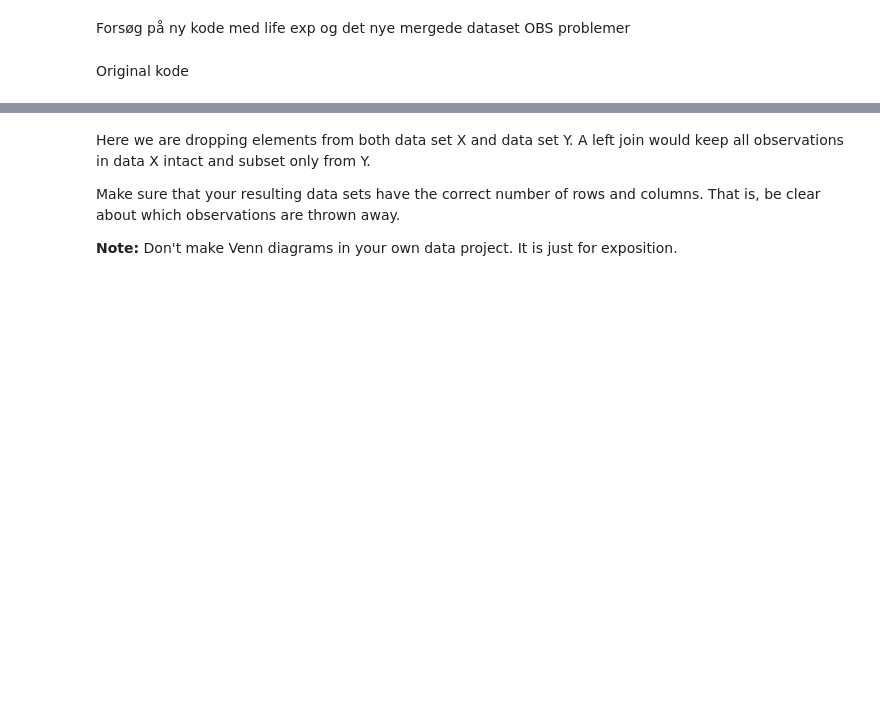
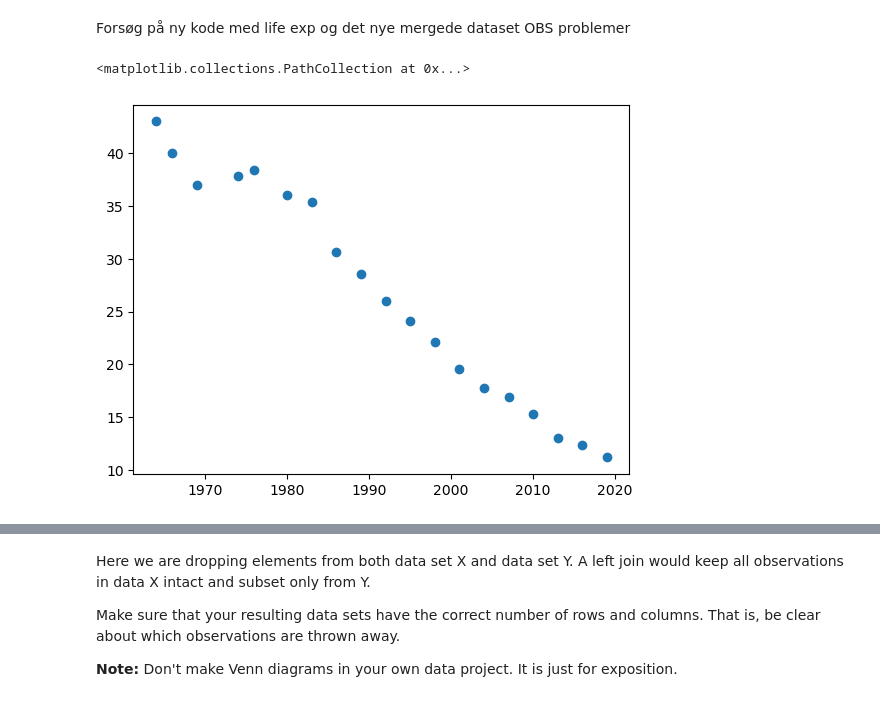
Before and after one commit to NumEconCopenhagen/projects-2023-ida-simone-elin, a Jupyter notebook: dataproject/dataproject.ipynb, the cells around one changed output, grey strips where cells are left out. Cells and saved outputs as stored; diff of their text form; code cells hidden in the pictures; blank space fills up the shorter version.

```diff
--- a/dataproject/dataproject.ipynb
+++ b/dataproject/dataproject.ipynb
@@ -117,24 +99,24 @@ alcohol.rename(columns={'LOCATION':'country', 'TIME':'year', 'Value':'alcohol_sa
 #### Smokers
 # %%
 # clean smokers data
+smokers = dataclean(smokers, 'smoking')
+
+#We drop data from men and women, but keep the total.
 I = smokers.SUBJECT.str.contains('WOMEN')
 I |= smokers.SUBJECT.str.contains('MEN')
 smokers.loc[I,:]
 smokers = smokers.loc[I == False]
 
-drop = ['INDICATOR','SUBJECT','MEASURE','FREQUENCY','Flag Codes']
-smokers.drop(drop, axis=1, inplace=True)
-
-smokers.rename(columns={'LOCATION':'country', 'TIME':'year', 'Value':'smoking'}, inplace=True)
+#We drop the column "SUBJECT"
+smokers.drop('SUBJECT', axis=1, inplace=True)
 # %% [markdown]
 #### Social support
 # %%
 # clean social_support data
+social_support = dataclean(social_support, 'share_support')
+
+#We keep the values "TOT":
 I = social_support.SUBJECT.str.contains('TOT')
 social_support.loc[I,:]
 social_support = social_support.loc[I == True]
-
-drop = ['INDICATOR','SUBJECT','MEASURE','FREQUENCY','Flag Codes']
-social_support.drop(drop, axis=1, inplace=True)
-
-social_support.rename(columns={'LOCATION':'country', 'TIME':'year', 'Value':'share_support'}, inplace=True)
+social_support.drop('SUBJECT', axis=1, inplace=True)
@@ -153,3 +127,3 @@ life_exp_stack
 # %%
-mergedtest = life_exp_stack.merge(alcohol, on=['country','year'],how='left').merge(smokers, on=['country','year'],how='left').merge(social_support,on=['country','year'],how='left')
-mergedtest.set_index(['country','year'])
+merged = life_exp_stack.merge(alcohol, on=['country','year'],how='outer').merge(smokers, on=['country','year'],how='outer').merge(social_support,on=['country','year'],how='outer')
+merged.set_index(['country','year'])
@@ -158,17 +145,14 @@ Gammel kode
-# %%
-#merging the data
-
-smokeralc = pd.merge(smokers,alcohol,on=['country','year'],how='left')
-smokalcsoc = pd.merge(smokeralc, social_support,on=['country','year'],how='left')
-merged = pd.merge(life_exp_stack, smokalcsoc ,on=['country','year'],how='left')
-
-merged.rename(columns = {'0':'life_exp'},inplace=True)
-merged.set_index(['country','year'])
-merged.loc[merged.country == 'AUS'].head(40)
 # %% [markdown]
 ### KODE TIL FÆLLES WIDGET
 # %% [markdown]
 Forsøg på ny kode med life exp og det nye mergede dataset OBS problemer
+# %%
+y= merged.loc[merged['country']== 'AUS'].smoking.values
+x= merged.loc[merged['country']== 'AUS'].year.values
+plt.scatter(x,y)
+# %% [output]
+<matplotlib.collections.PathCollection at 0x...>
+[figure, added]
 # %%
 def plot(df, country, var):
     I=df['country']== country
@@ -191,2 +172,0 @@ plot_timeseries(mergedtest)
-# %% [markdown]
-Original kode
```
Also changed, not shown: parts of 27 cells of this notebook, 2 other files.
